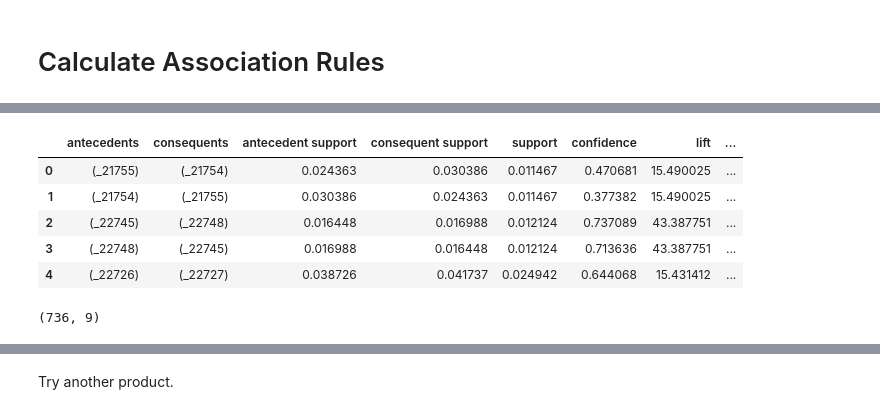
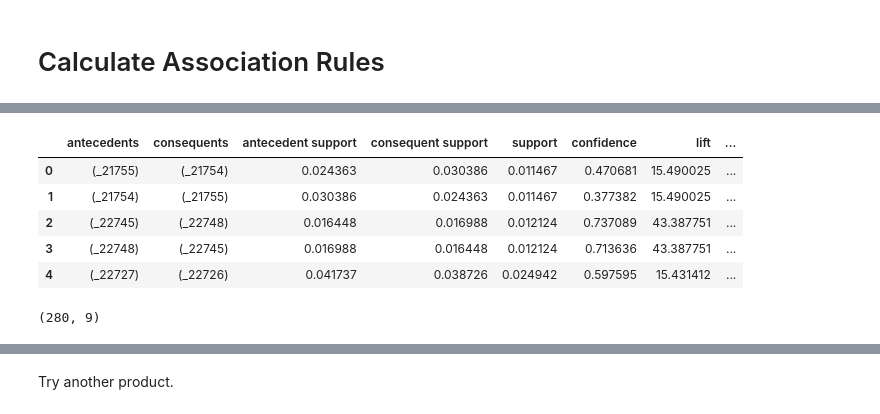
Before and after one commit to benbogart/frequently_bought_together, a Jupyter notebook: FP Growth.ipynb, the cells around one changed output, grey strips where cells are left out. Saved outputs shown, nothing was run; the diff lists cells and outputs as text; code cells hidden in the pictures.

```diff
--- a/FP Growth.ipynb
+++ b/FP Growth.ipynb
@@ -265,2 +167,3 @@ frequent_itemsets = fpgrowth(df_ary, min_support=0.01, use_colnames=True)#, max_
 # %%
-is_fp = fpgrowth(df_ary, min_support=0.01, use_colnames=True)#, max_len=2)
+is_fp = fpgrowth(orders_1hot, min_support=0.01, max_len=2, use_colnames=True)
+is_fp
@@ -326,14 +236,14 @@ association_rules(frequent_itemsets, metric="confidence", min_threshold=0.5)
 # %%
-rules = association_rules(frequent_itemsets, metric="lift", min_threshold=10)
+rules = association_rules(is_fp, metric="lift", min_threshold=10)
 rules.head()
 # %% [output]
 |  | antecedents | consequents | antecedent support | consequent support | support | confidence | lift | ... |
 | 0 | (_21755) | (_21754) | 0.024363 | 0.030386 | 0.011467 | 0.470681 | 15.490025 | ... |
 | 1 | (_21754) | (_21755) | 0.030386 | 0.024363 | 0.011467 | 0.377382 | 15.490025 | ... |
 | 2 | (_22745) | (_22748) | 0.016448 | 0.016988 | 0.012124 | 0.737089 | 43.387751 | ... |
 | 3 | (_22748) | (_22745) | 0.016988 | 0.016448 | 0.012124 | 0.713636 | 43.387751 | ... |
-| 4 | (_22726) | (_22727) | 0.038726 | 0.041737 | 0.024942 | 0.644068 | 15.431412 | ... |
+| 4 | (_22727) | (_22726) | 0.041737 | 0.038726 | 0.024942 | 0.597595 | 15.431412 | ... |
 # %%
 rules.shape
 # %% [output]
-(736, 9)
+(280, 9)
```
Also changed, not shown: parts of 44 cells of this notebook, 1 other file.
